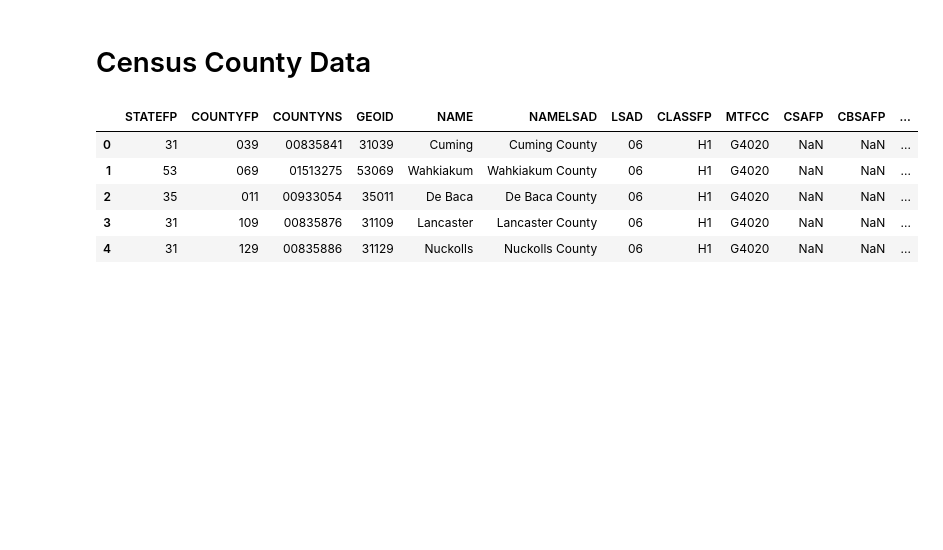
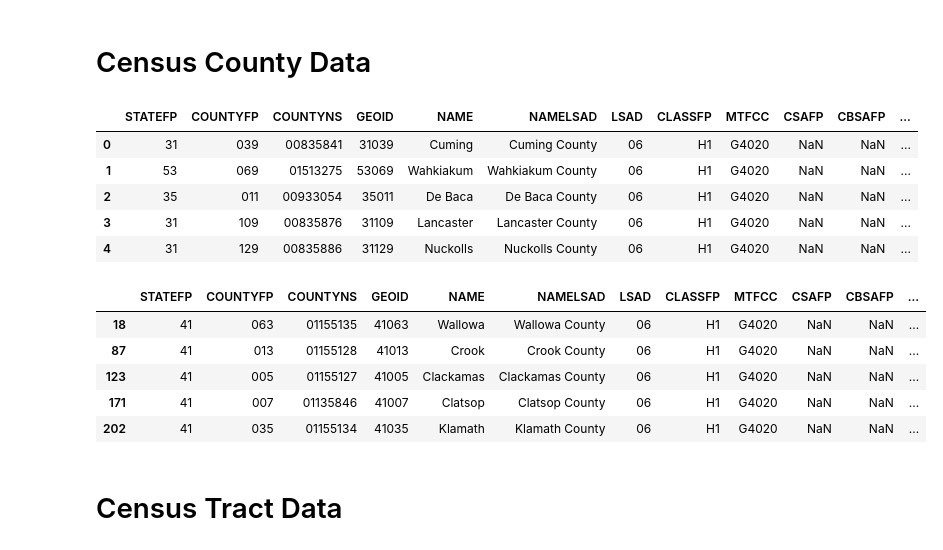
Before and after one commit to ethanheine/community-internet-access, a Jupyter notebook: analysis_testing.ipynb, the cells around one changed output. Saved outputs shown, nothing was run; the diff lists cells and outputs as text; code cells hidden in the pictures; blank space fills up the shorter version.

```diff
--- a/analysis_testing.ipynb
+++ b/analysis_testing.ipynb
@@ -24 +24,12 @@ us_counties.head()
 or_counties = us_counties.loc[us_counties['STATEFP'] == '41'].to_crs('EPSG:32610')
+# %%
+or_counties.head()
+# %% [output]
+|  | STATEFP | COUNTYFP | COUNTYNS | GEOID | NAME | NAMELSAD | LSAD | CLASSFP | MTFCC | CSAFP | CBSAFP | ... |
+| 18 | 41 | 063 | 01155135 | 41063 | Wallowa | Wallowa County | 06 | H1 | G4020 | NaN | NaN | ... |
+| 87 | 41 | 013 | 01155128 | 41013 | Crook | Crook County | 06 | H1 | G4020 | NaN | NaN | ... |
+| 123 | 41 | 005 | 01155127 | 41005 | Clackamas | Clackamas County | 06 | H1 | G4020 | NaN | NaN | ... |
+| 171 | 41 | 007 | 01135846 | 41007 | Clatsop | Clatsop County | 06 | H1 | G4020 | NaN | NaN | ... |
+| 202 | 41 | 035 | 01155134 | 41035 | Klamath | Klamath County | 06 | H1 | G4020 | NaN | NaN | ... |
+# %% [markdown]
+# Census Tract Data
```
Also changed, not shown: parts of 15 cells of this notebook.
